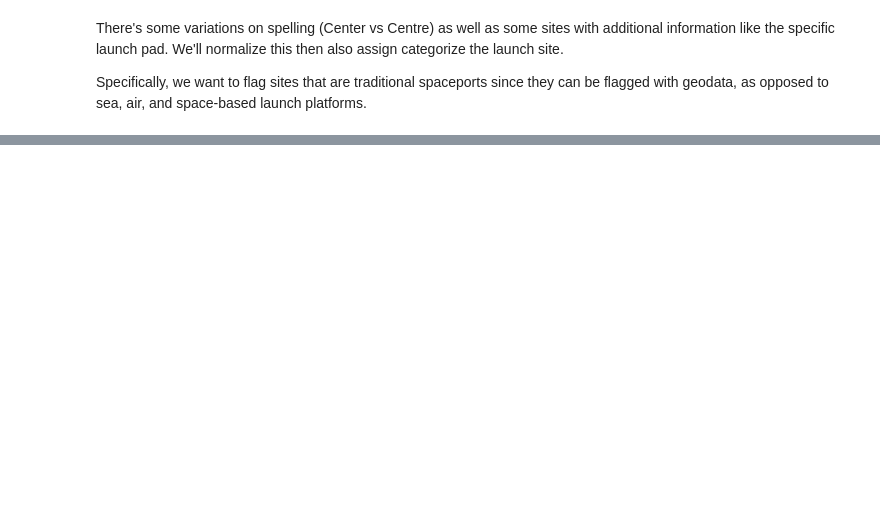
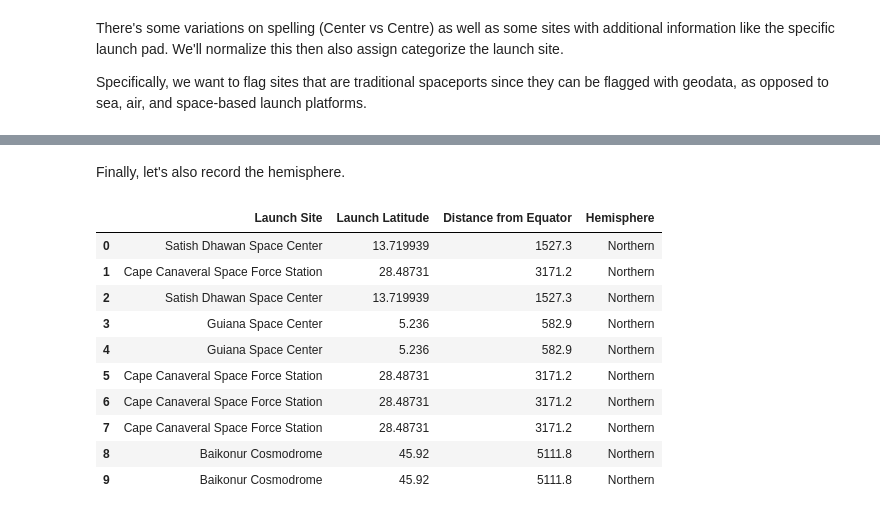
Before and after one commit to mmorache/ucs-satellite-data, a Jupyter notebook: ucs_satellite.ipynb, the cells around one changed output, grey strips where cells are left out. Saved outputs shown, nothing was run; the diff lists cells and outputs as text; code cells hidden in the pictures; blank space fills up the shorter version.

```diff
--- a/ucs_satellite.ipynb
+++ b/ucs_satellite.ipynb
@@ -1659,0 +1752,29 @@ df_cols_cleaned[
+# %% [markdown]
+Finally, let's also record the hemisphere.
+# %%
+def classify_hemisphere(lat):
+    if pd.isna(lat):
+        return "Unknown"
+    if lat > 0:
+        return "Northern"
+    if lat < 0:
+        return "Southern"
+    return "Equator"
+
+df["Hemisphere"] = df["Launch Latitude"].apply(classify_hemisphere)
+
+df[
+    df["Launch Latitude"].notna()
+][["Launch Site", "Launch Latitude", "Distance from Equator", "Hemisphere"]].head(10)
+# %% [output]
+|  | Launch Site | Launch Latitude | Distance from Equator | Hemisphere |
+| 0 | Satish Dhawan Space Center | 13.719939 | 1527.3 | Northern |
+| 1 | Cape Canaveral Space Force Station | 28.48731 | 3171.2 | Northern |
+| 2 | Satish Dhawan Space Center | 13.719939 | 1527.3 | Northern |
+| 3 | Guiana Space Center | 5.236 | 582.9 | Northern |
+| 4 | Guiana Space Center | 5.236 | 582.9 | Northern |
+| 5 | Cape Canaveral Space Force Station | 28.48731 | 3171.2 | Northern |
+| 6 | Cape Canaveral Space Force Station | 28.48731 | 3171.2 | Northern |
+| 7 | Cape Canaveral Space Force Station | 28.48731 | 3171.2 | Northern |
+| 8 | Baikonur Cosmodrome | 45.92 | 5111.8 | Northern |
+| 9 | Baikonur Cosmodrome | 45.92 | 5111.8 | Northern |
```
Also changed, not shown: parts of 23 cells of this notebook, 1 other file.
